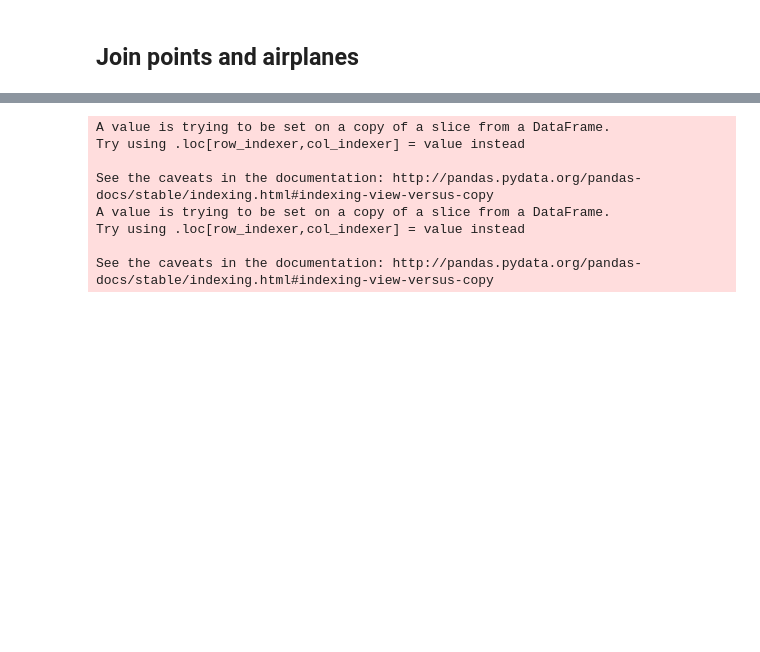
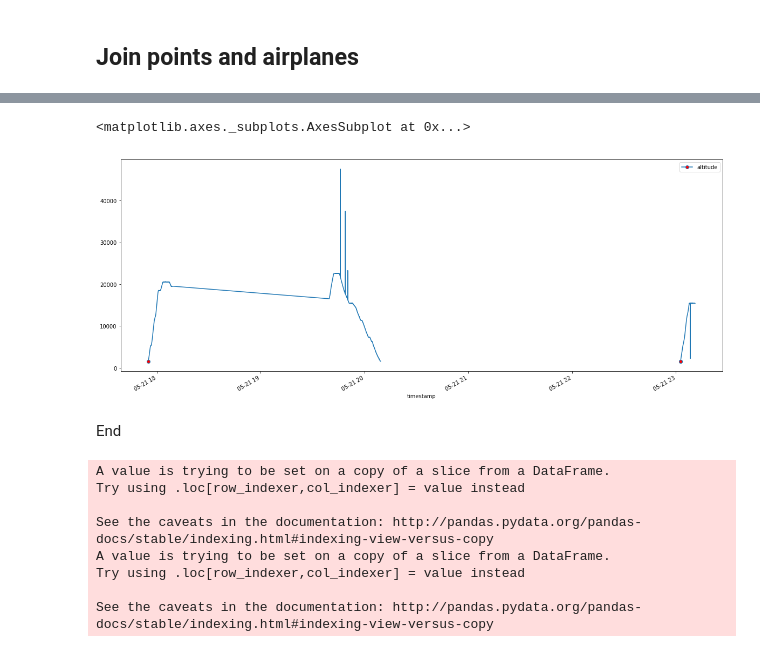
Before and after one commit to blickvisual/doData_quantum, a Jupyter notebook: tests flightdata/3. Departure by plane model.ipynb, the cells around one changed output, grey strips where cells are left out. Drawn from its saved outputs; the diff is of its cells as text; code cells hidden in the pictures; blank space fills up the shorter version.

```diff
--- a/tests flightdata/3. Departure by plane model.ipynb
+++ b/tests flightdata/3. Departure by plane model.ipynb
@@ -63,0 +159,42 @@ x
+# %%
+#Test Peakdetection
+import numpy as np
+
+#4b1881
+#4b1801
+#4b17fd
+
+df_swiss = df_joined[df_joined.status == 'active']
+df_swiss = df_swiss[df_swiss['icao24'] == '4b1801']
+
+df_swiss = df_swiss.round({'altitude': 0})
+
+
+df_swiss = df_swiss.reset_index(drop=True)
+
+df_swiss['timestamp'] = pd.to_datetime(df_swiss['timestamp'], format='%Y-%m-%d %H:%M:%S')
+
+df_swiss_cleaned = df_swiss.copy()
+
+#Remove leerwerte
+df_swiss_cleaned = df_swiss_cleaned[df_swiss_cleaned['altitude'] > 0]
+df_swiss_cleaned = df_swiss_cleaned[df_swiss_cleaned['altitude'] < 1605]
+
+df_swiss_cleaned['vertical_rate_prev'] = df_swiss_cleaned['vertical_rate'].shift(1)
+df_swiss_cleaned['startpoint'] = np.where((df_swiss_cleaned['vertical_rate_prev'] <= 0) & (df_swiss_cleaned['vertical_rate'] > 0), True, False)
+
+startpoints = df_swiss_cleaned[df_swiss_cleaned['startpoint'] == True]
+
+
+#df_swiss['onground'] = df_swiss['onground'].astype(int)
+
+#arr = df_swiss['altitude'].values
+##df_swiss.to_csv("test.csv", sep=';')
+# %%
+markers_on = list(startpoints.index.values)
+df_swiss.plot(x='timestamp', y='altitude', figsize=(20,8), markevery=markers_on, marker='o', markerfacecolor='r')
+# %% [output]
+<matplotlib.axes._subplots.AxesSubplot at 0x...>
+[figure, added]
+# %% [markdown]
+End
```
Also changed, not shown: parts of 14 cells of this notebook, 9 other files.
